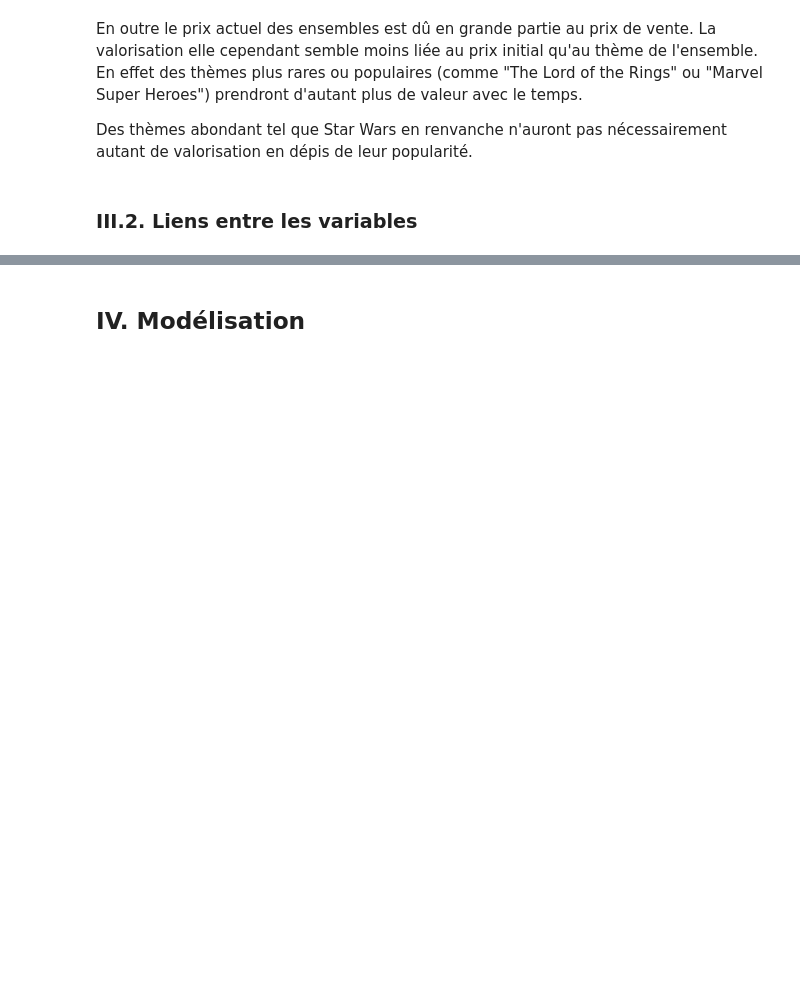
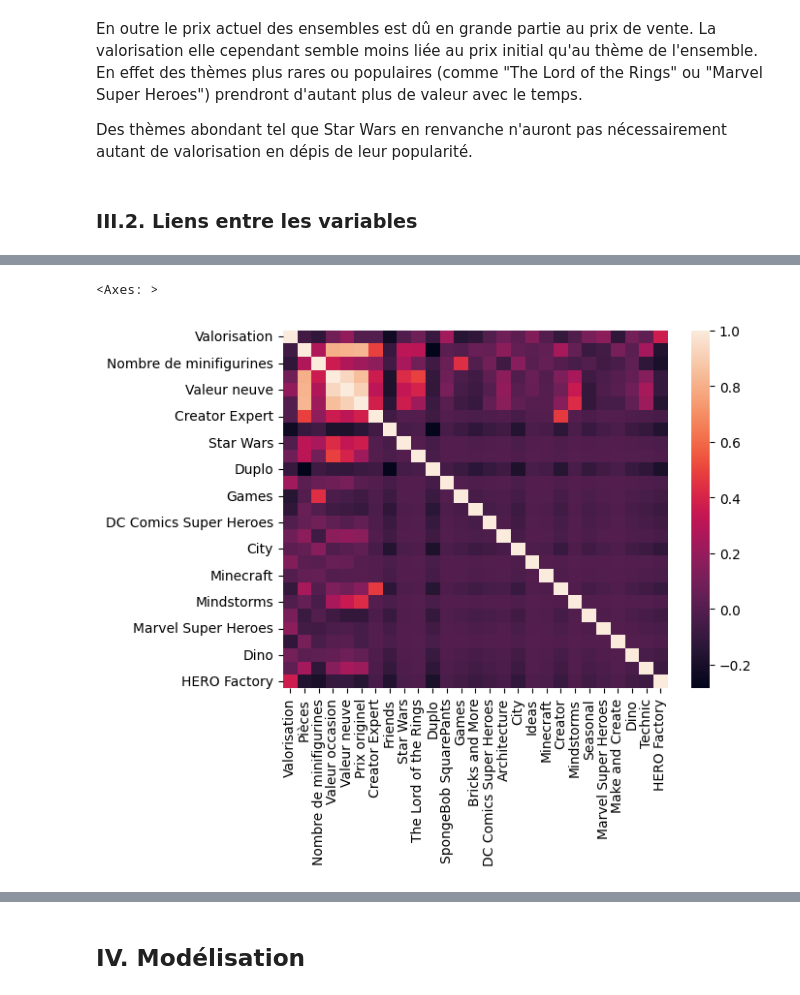
Before and after one commit to Tenvalael/Python_ENSAE_2A, a Jupyter notebook: Lego.ipynb, the cells around one changed output, grey strips where cells are left out. Drawn from its saved outputs; the diff is of its cells as text; code cells hidden in the pictures; blank space fills up the shorter version.

```diff
--- a/Lego.ipynb
+++ b/Lego.ipynb
@@ -334,3 +334,10 @@ En outre le prix actuel des ensembles est dû en grande partie au prix de vente.
 Des thèmes abondant tel que Star Wars en renvanche n'auront pas nécessairement autant de valorisation en dépis de leur popularité.
 # %% [markdown]
 ### III.2. Liens entre les variables
+# %%
+liste = ['Valorisation'] + list(df.columns.values)[5:10]+list(df.columns.values)[11:]
+# %%
+df_temp = df[liste].copy()
+# %%
+sns.heatmap((df_temp.fillna(0)).corr())
+# %% [output]
@@ -336,0 +346,2 @@ Des thèmes abondant tel que Star Wars en renvanche n'auront pas nécessairement
+<Axes: >
+[figure, added]
```
Also changed, not shown: parts of 2 cells of this notebook.
